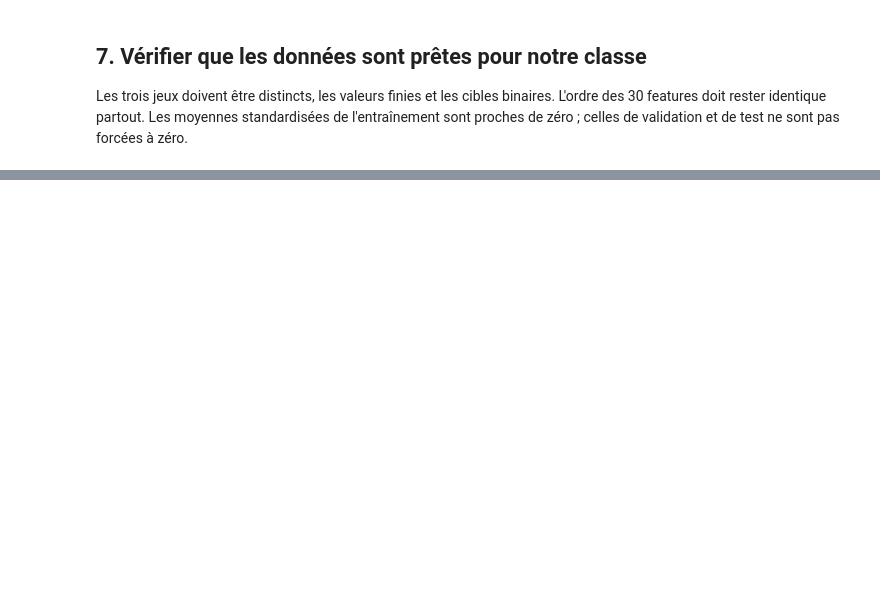
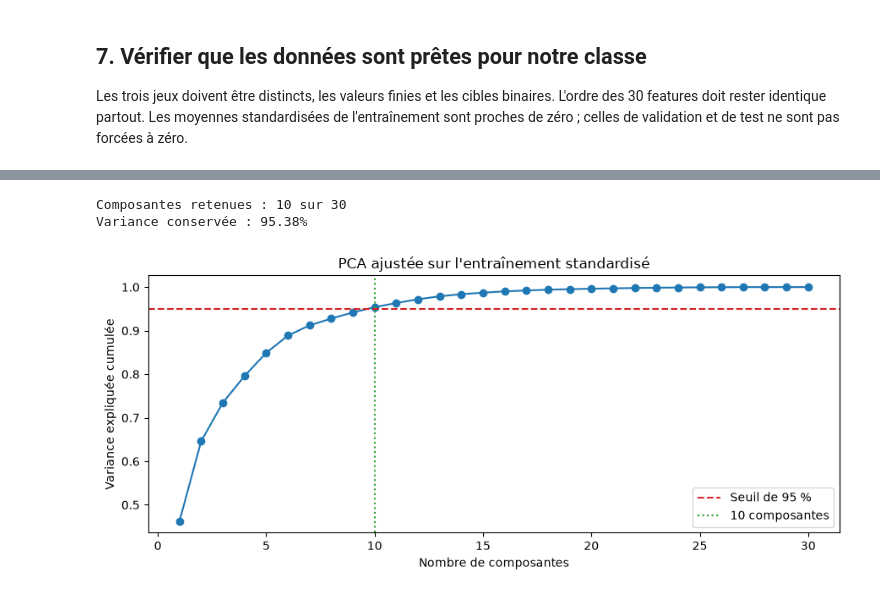
Before and after one commit to kylliann-larcher/building-perceptron, a Jupyter notebook: analyse_exploratoire.ipynb, the cells around one changed output, grey strips where cells are left out. Cells and saved outputs as stored; diff of their text form; code cells hidden in the pictures; blank space fills up the shorter version.

```diff
--- a/analyse_exploratoire.ipynb
+++ b/analyse_exploratoire.ipynb
@@ -215,0 +500,24 @@ Les variables de ce notebook ne sont pas partagées automatiquement avec un autr
+# %%
+pca = PCA(svd_solver='full')
+pca.fit(X_train_std)
+variance_cumulee = np.cumsum(pca.explained_variance_ratio_)
+n_composantes = int(np.searchsorted(variance_cumulee, 0.95) + 1)
+X_train_pca = pca.transform(X_train_std)[:, :n_composantes]
+X_val_pca = pca.transform(X_val_std)[:, :n_composantes]
+print('Composantes retenues :', n_composantes, 'sur', X_train_std.shape[1])
+print('Variance conservée :', f'{variance_cumulee[n_composantes - 1]:.2%}')
+
+plt.figure(figsize=(9, 4))
+plt.plot(range(1, len(variance_cumulee) + 1), variance_cumulee, marker='o')
+plt.axhline(0.95, color='tab:red', linestyle='--', label='Seuil de 95 %')
+plt.axvline(n_composantes, color='tab:green', linestyle=':', label=f'{n_composantes} composantes')
+plt.xlabel('Nombre de composantes')
+plt.ylabel('Variance expliquée cumulée')
+plt.title("PCA ajustée sur l'entraînement standardisé")
+plt.legend()
+plt.tight_layout()
+plt.show()
+# %% [output]
+Composantes retenues : 10 sur 30
+Variance conservée : 95.38%
+[figure, added]
```
Also changed, not shown: parts of 44 cells of this notebook, 1 other file.
